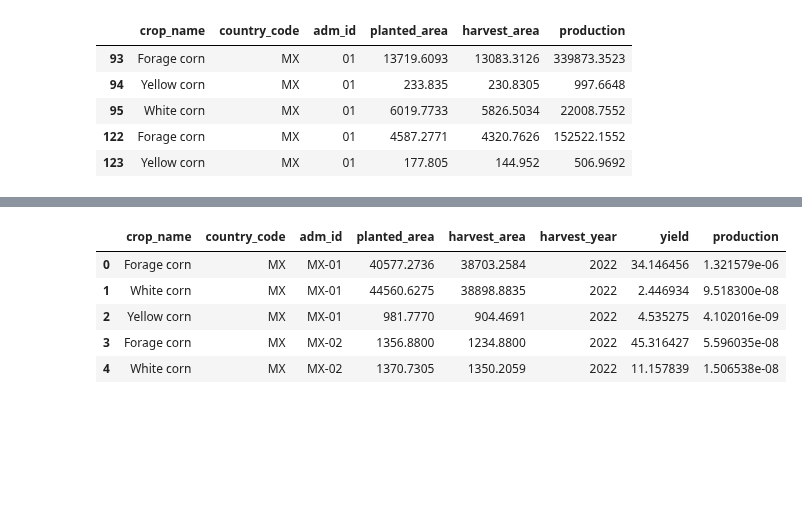
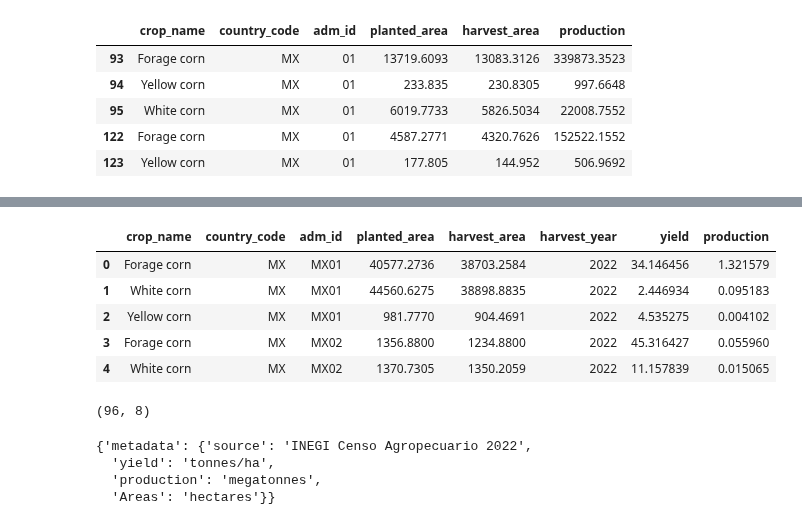
Before and after one commit to BigDataWUR/AgML-CY-Bench, a Jupyter notebook: data_preparation/crop_statistics_MX/preprocess_code/filter_census_2022.ipynb, the cells around one changed output, grey strips where cells are left out. Drawn from its saved outputs; the diff is of its cells as text; code cells hidden in the pictures; blank space fills up the shorter version.

```diff
--- a/data_preparation/crop_statistics_MX/preprocess_code/filter_census_2022.ipynb
+++ b/data_preparation/crop_statistics_MX/preprocess_code/filter_census_2022.ipynb
@@ -230,28 +230,30 @@ agg_df.head()
 # %%
 # Transform to numeric and round
 agg_df['planted_area'] = pd.to_numeric(agg_df['planted_area'], errors='coerce')
 agg_df['harvest_area'] = pd.to_numeric(agg_df['harvest_area'], errors='coerce')
 agg_df['yield'] = pd.to_numeric(agg_df['yield'], errors='coerce')
 agg_df['production'] = pd.to_numeric(agg_df['production'], errors='coerce')
 agg_df['production'] = agg_df['production']/1000000
 # Round
 #agg_df= agg_df.round(2)
 # agg_df['harvest_area'] = agg_df['harvest_area'].round(2)
 # agg_df['yield'] = agg_df['yield'].round(2)
 
 # Add prefix "MX-" to the 'adm_id' column
-agg_df['adm_id'] = agg_df['adm_id'].apply(lambda x: 'MX-' + x)
+agg_df['adm_id'] = agg_df['adm_id'].apply(lambda x: 'MX' + x)
 
 agg_df.head()
 # %% [output]
 |  | crop_name | country_code | adm_id | planted_area | harvest_area | harvest_year | yield | production |
-| 0 | Forage corn | MX | MX-01 | 40577.2736 | 38703.2584 | 2022 | 34.146456 | 1.321579e-06 |
-| 1 | White corn | MX | MX-01 | 44560.6275 | 38898.8835 | 2022 | 2.446934 | 9.518300e-08 |
-| 2 | Yellow corn | MX | MX-01 | 981.7770 | 904.4691 | 2022 | 4.535275 | 4.102016e-09 |
-| 3 | Forage corn | MX | MX-02 | 1356.8800 | 1234.8800 | 2022 | 45.316427 | 5.596035e-08 |
-| 4 | White corn | MX | MX-02 | 1370.7305 | 1350.2059 | 2022 | 11.157839 | 1.506538e-08 |
+| 0 | Forage corn | MX | MX01 | 40577.2736 | 38703.2584 | 2022 | 34.146456 | 1.321579 |
+| 1 | White corn | MX | MX01 | 44560.6275 | 38898.8835 | 2022 | 2.446934 | 0.095183 |
+| 2 | Yellow corn | MX | MX01 | 981.7770 | 904.4691 | 2022 | 4.535275 | 0.004102 |
+| 3 | Forage corn | MX | MX02 | 1356.8800 | 1234.8800 | 2022 | 45.316427 | 0.055960 |
+| 4 | White corn | MX | MX02 | 1370.7305 | 1350.2059 | 2022 | 11.157839 | 0.015065 |
 # %%
 agg_df.shape
+# %% [output]
+(96, 8)
 # %%
 # Define metadata
 metadata = {
@@ -266,6 +268,11 @@ agg_df.attrs['metadata'] = metadata
 
 # Display the modified DataFrame
 agg_df.attrs
+# %% [output]
+{'metadata': {'source': 'INEGI Censo Agropecuario 2022',
+  'yield': 'tonnes/ha',
+  'production': 'megatonnes',
+  'Areas': 'hectares'}}
 # %%
 # Saving data
 # Save DataFrame to CSV
```
Also changed, not shown: parts of 1 cell of this notebook, 3 other files.
